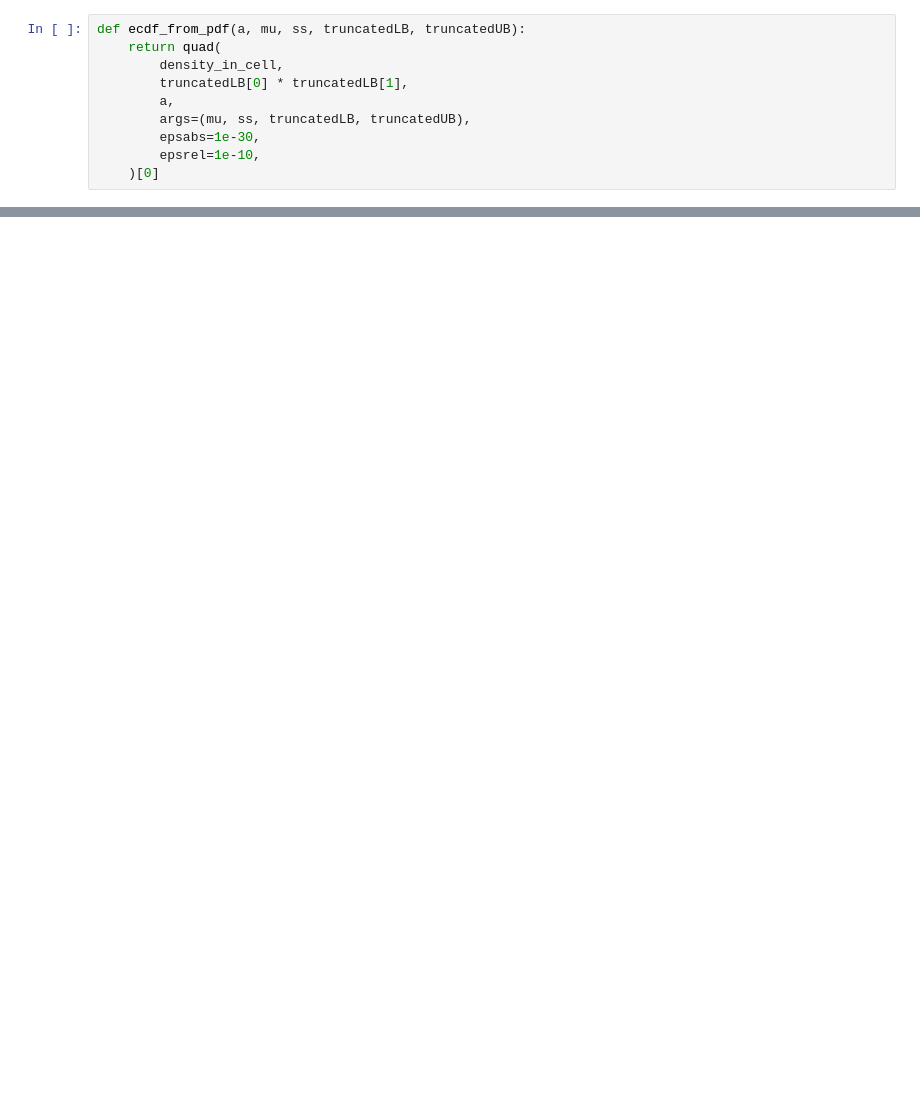
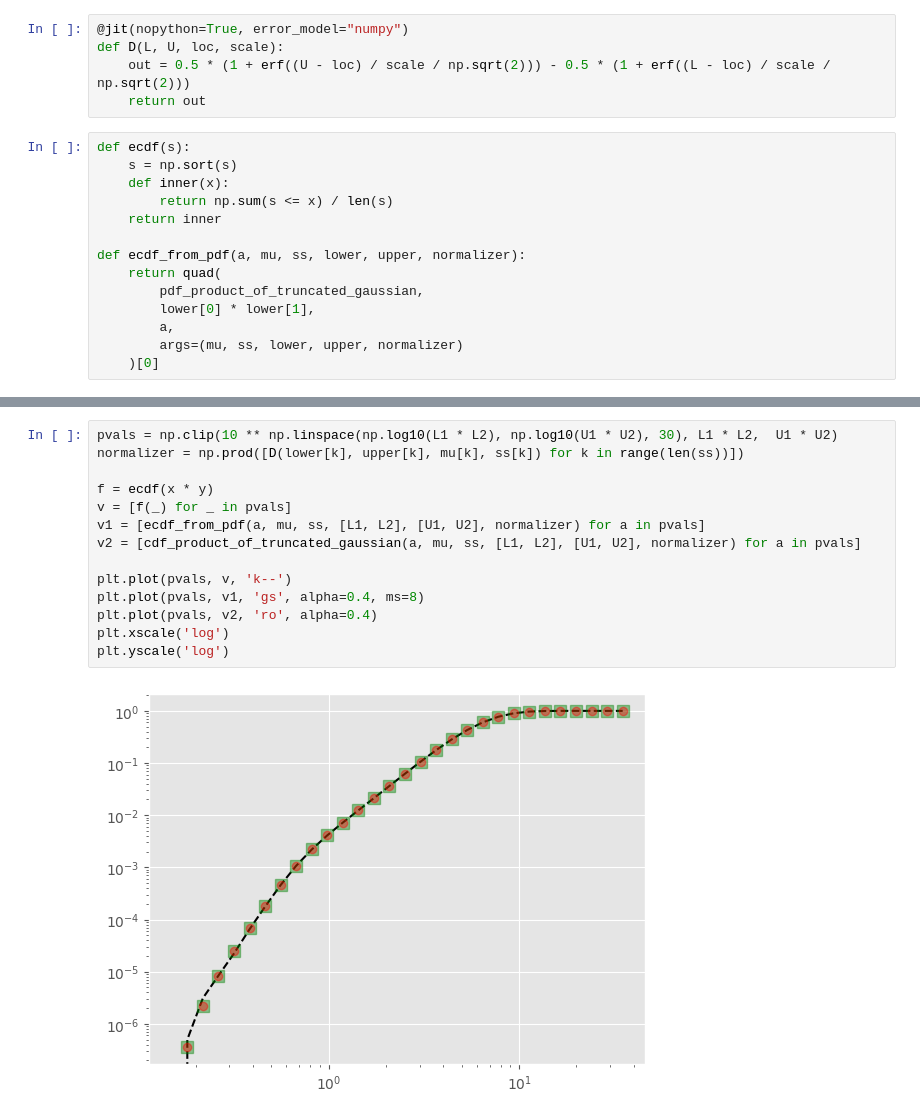
Before and after one commit to wangronin/HVI-distribution, a Jupyter notebook: backup/debug.ipynb, the cells around one changed output, grey strips where cells are left out. Drawn from its saved outputs; the diff is of its cells as text; blank space fills up the shorter version.

```diff
--- a/backup/debug.ipynb
+++ b/backup/debug.ipynb
@@ -112,10 +137,19 @@ v = [f(_) for _ in pvals]
-# %%
-def ecdf_from_pdf(a, mu, ss, truncatedLB, truncatedUB):
-    return quad(
-        density_in_cell,
-        truncatedLB[0] * truncatedLB[1],
-        a,
-        args=(mu, ss, truncatedLB, truncatedUB),
-        epsabs=1e-30,
-        epsrel=1e-10,
-    )[0]
+# %%
+@jit(nopython=True, error_model="numpy")
+def D(L, U, loc, scale):
+    out = 0.5 * (1 + erf((U - loc) / scale / np.sqrt(2))) - 0.5 * (1 + erf((L - loc) / scale / np.sqrt(2)))
+    return out
+# %%
+def ecdf(s):
+    s = np.sort(s)
+    def inner(x):
+        return np.sum(s <= x) / len(s)
+    return inner
+
+def ecdf_from_pdf(a, mu, ss, lower, upper, normalizer):
+    return quad(
+        pdf_product_of_truncated_gaussian,
+        lower[0] * lower[1],
+        a,
+        args=(mu, ss, lower, upper, normalizer)
+    )[0]
@@ -121,0 +207,16 @@ def ecdf_from_pdf(a, mu, ss, truncatedLB, truncatedUB):
+# %%
+pvals = np.clip(10 ** np.linspace(np.log10(L1 * L2), np.log10(U1 * U2), 30), L1 * L2,  U1 * U2)
+normalizer = np.prod([D(lower[k], upper[k], mu[k], ss[k]) for k in range(len(ss))])
+
+f = ecdf(x * y)
+v = [f(_) for _ in pvals]
+v1 = [ecdf_from_pdf(a, mu, ss, [L1, L2], [U1, U2], normalizer) for a in pvals]
+v2 = [cdf_product_of_truncated_gaussian(a, mu, ss, [L1, L2], [U1, U2], normalizer) for a in pvals]
+
+plt.plot(pvals, v, 'k--')
+plt.plot(pvals, v1, 'gs', alpha=0.4, ms=8)
+plt.plot(pvals, v2, 'ro', alpha=0.4)
+plt.xscale('log')
+plt.yscale('log')
+# %% [output]
+[figure, added]
```
Also changed, not shown: parts of 19 cells of this notebook, 3 other files.
